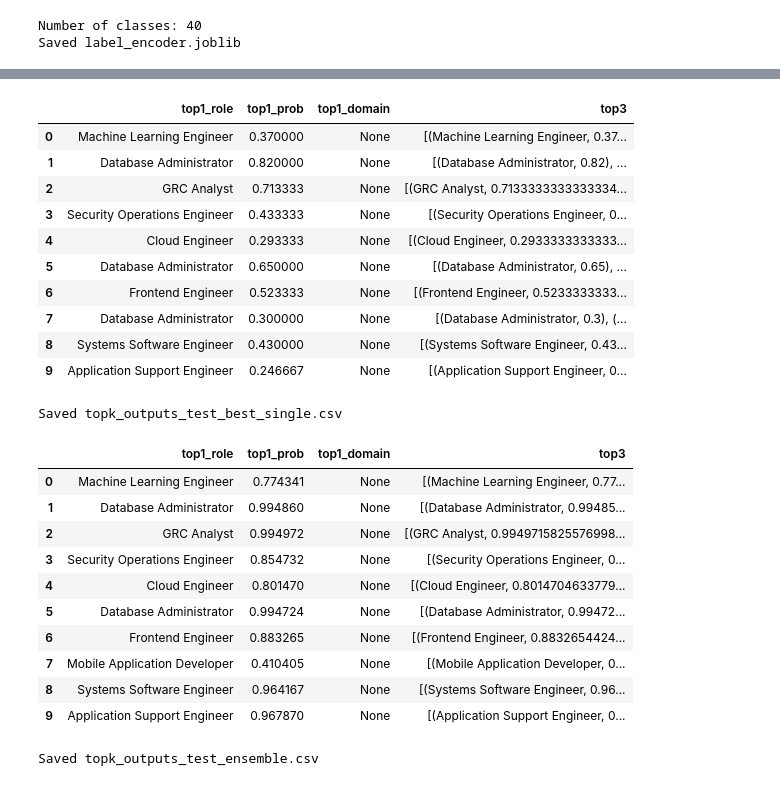
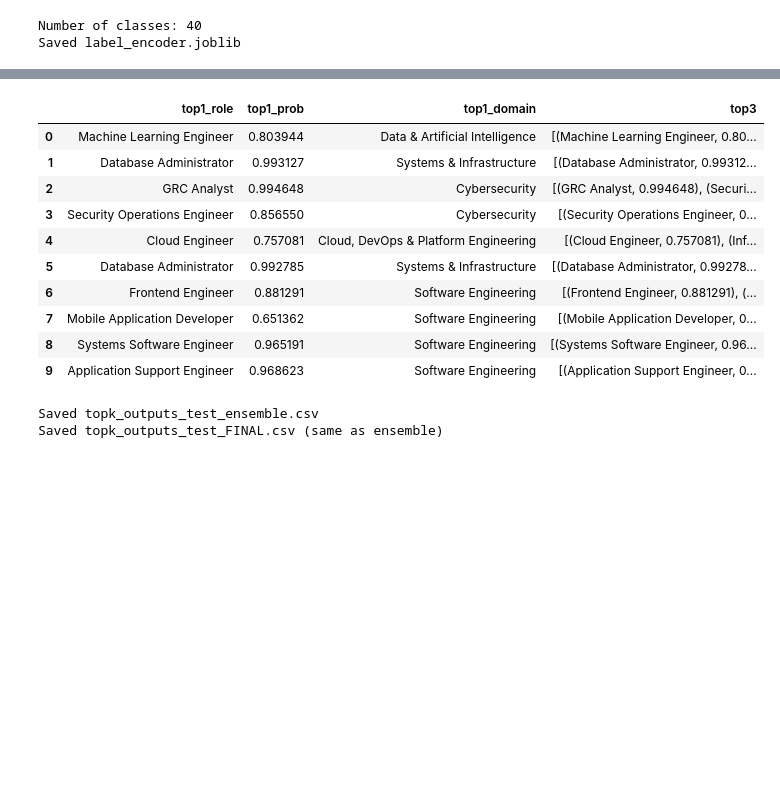
Before and after one commit to MrBeastGamerZz/Career_Prediction_CapstoneProject, a Jupyter notebook: career_prediction.ipynb, the cells around one changed output, grey strips where cells are left out. Saved outputs shown, nothing was run; the diff lists cells and outputs as text; code cells hidden in the pictures; blank space fills up the shorter version.

```diff
--- a/career_prediction.ipynb
+++ b/career_prediction.ipynb
@@ -17,7 +24,7 @@ SEED = 42
 df = pd.read_csv(DATA_PATH)
 
 # Output folder for saved files
-OUT_DIR = Path("artifacts_layer1_2")
+OUT_DIR = Path("artifacts_layer")
 OUT_DIR.mkdir(exist_ok=True)
 print("Dataset shape:", df.shape)
 print("Total columns:", len(df.columns))
@@ -579,12 +696,15 @@ RandomForest VAL results: {'accuracy': 0.779, 'macro_f1': 0.765070585192801, 'ma
 # %%
 # Logistic Regression model + results
 lr_model = LogisticRegression(
-    max_iter=2000,
-    class_weight="balanced"
+    C=1.0,
+    solver="lbfgs",
+    penalty="l2",
+    class_weight="balanced",
+    max_iter=4000,
 )
 
-lr_metrics, lr_fitted = eval_on_val(
+lr_metrics, lr_fitted = eval_on_val_metrics(
     lr_model, X_train_proc, y_train_enc, X_val_proc, y_val_enc, k=3
 )
-print("LogisticRegression VAL results:", lr_metrics)
+print_metrics_list("LogisticRegression results", lr_metrics)
 # %% [output]
@@ -1025,6 +1126,7 @@ def output_df_from_proba(proba, k=3):
     rows = []
     for i in range(proba.shape[0]):
         topk = topk_from_proba(proba[i], k=k)
+        topk = [(role, round(prob, 6)) for role, prob in topk]
         top1_role, top1_prob = topk[0]
         rows.append({
             "top1_role": top1_role,
@@ -1033,52 +1135,28 @@ def output_df_from_proba(proba, k=3):
             "top3": topk
         })
     return pd.DataFrame(rows)
-
-def proba_single(model, X):
-    if not hasattr(model, "predict_proba"):
-        raise ValueError("Single model must support predict_proba for Top-K output.")
-    return model.predict_proba(X)
-
-def proba_ensemble(bundle, X_train, y_train, X_test):
-    proba, _ = predict_proba_ensemble(bundle, X_train, y_train, X_test)
-    return proba
 # %%
-# Part C: Generate outputs (Top-1 + Top-3) on TEST
-if best_model is not None:
-    best_proba = proba_single(best_model, X_test_proc)
-    best_out = output_df_from_proba(best_proba, k=3)
-    display(best_out.head(10))
-    best_out.to_csv(OUT_DIR / "topk_outputs_test_best_single.csv", index=False)
-    print("Saved topk_outputs_test_best_single.csv")
+# Generate outputs (Top-1 + Top-3) on TEST
+ens_out = output_df_from_proba(ens_proba_test, k=3)
+pd.set_option("display.max_colwidth", None)
+display(ens_out.head(10))
 
-if ensemble_bundle is not None:
-    ens_proba = proba_ensemble(ensemble_bundle, X_train_proc, y_train_enc, X_test_proc)
-    ens_out = output_df_from_proba(ens_proba, k=3)
-    display(ens_out.head(10))
-    ens_out.to_csv(OUT_DIR / "topk_outputs_test_ensemble.csv", index=False)
-    print("Saved topk_outputs_test_ensemble.csv")
+ens_out.to_csv(OUT_DIR / "topk_outputs_test_ensemble.csv", index=False)
+ens_out.to_csv(OUT_DIR / "topk_outputs_test_FINAL.csv", index=False)
+
+print("Saved topk_outputs_test_ensemble.csv")
+print("Saved topk_outputs_test_FINAL.csv (same as ensemble)")
 # %% [output]
 |  | top1_role | top1_prob | top1_domain | top3 |
-| 0 | Machine Learning Engineer | 0.370000 | None | [(Machine Learning Engineer, 0.37... |
-| 1 | Database Administrator | 0.820000 | None | [(Database Administrator, 0.82), ... |
-| 2 | GRC Analyst | 0.713333 | None | [(GRC Analyst, 0.7133333333333334... |
-| 3 | Security Operations Engineer | 0.433333 | None | [(Security Operations Engineer, 0... |
-| 4 | Cloud Engineer | 0.293333 | None | [(Cloud Engineer, 0.2933333333333... |
-| 5 | Database Administrator | 0.650000 | None | [(Database Administrator, 0.65), ... |
-| 6 | Frontend Engineer | 0.523333 | None | [(Frontend Engineer, 0.5233333333... |
-| 7 | Database Administrator | 0.300000 | None | [(Database Administrator, 0.3), (... |
-| 8 | Systems Software Engineer | 0.430000 | None | [(Systems Software Engineer, 0.43... |
-| 9 | Application Support Engineer | 0.246667 | None | [(Application Support Engineer, 0... |
+| 0 | Machine Learning Engineer | 0.803944 | Data & Artificial Intelligence | [(Machine Learning Engineer, 0.80... |
+| 1 | Database Administrator | 0.993127 | Systems & Infrastructure | [(Database Administrator, 0.99312... |
+| 2 | GRC Analyst | 0.994648 | Cybersecurity | [(GRC Analyst, 0.994648), (Securi... |
+| 3 | Security Operations Engineer | 0.856550 | Cybersecurity | [(Security Operations Engineer, 0... |
+| 4 | Cloud Engineer | 0.757081 | Cloud, DevOps & Platform Engineering | [(Cloud Engineer, 0.757081), (Inf... |
+| 5 | Database Administrator | 0.992785 | Systems & Infrastructure | [(Database Administrator, 0.99278... |
+| 6 | Frontend Engineer | 0.881291 | Software Engineering | [(Frontend Engineer, 0.881291), (... |
+| 7 | Mobile Application Developer | 0.651362 | Software Engineering | [(Mobile Application Developer, 0... |
+| 8 | Systems Software Engineer | 0.965191 | Software Engineering | [(Systems Software Engineer, 0.96... |
+| 9 | Application Support Engineer | 0.968623 | Software Engineering | [(Application Support Engineer, 0... |
-Saved topk_outputs_test_best_single.csv
+Saved topk_outputs_test_ensemble.csv
+Saved topk_outputs_test_FINAL.csv (same as ensemble)
-|  | top1_role | top1_prob | top1_domain | top3 |
-| 0 | Machine Learning Engineer | 0.774341 | None | [(Machine Learning Engineer, 0.77... |
-| 1 | Database Administrator | 0.994860 | None | [(Database Administrator, 0.99485... |
-| 2 | GRC Analyst | 0.994972 | None | [(GRC Analyst, 0.9949715825576998... |
-| 3 | Security Operations Engineer | 0.854732 | None | [(Security Operations Engineer, 0... |
-| 4 | Cloud Engineer | 0.801470 | None | [(Cloud Engineer, 0.8014704633779... |
-| 5 | Database Administrator | 0.994724 | None | [(Database Administrator, 0.99472... |
-| 6 | Frontend Engineer | 0.883265 | None | [(Frontend Engineer, 0.8832654424... |
-| 7 | Mobile Application Developer | 0.410405 | None | [(Mobile Application Developer, 0... |
-| 8 | Systems Software Engineer | 0.964167 | None | [(Systems Software Engineer, 0.96... |
-| 9 | Application Support Engineer | 0.967870 | None | [(Application Support Engineer, 0... |
-Saved topk_outputs_test_ensemble.csv
```
Also changed, not shown: parts of 24 cells of this notebook, 19 other files.
